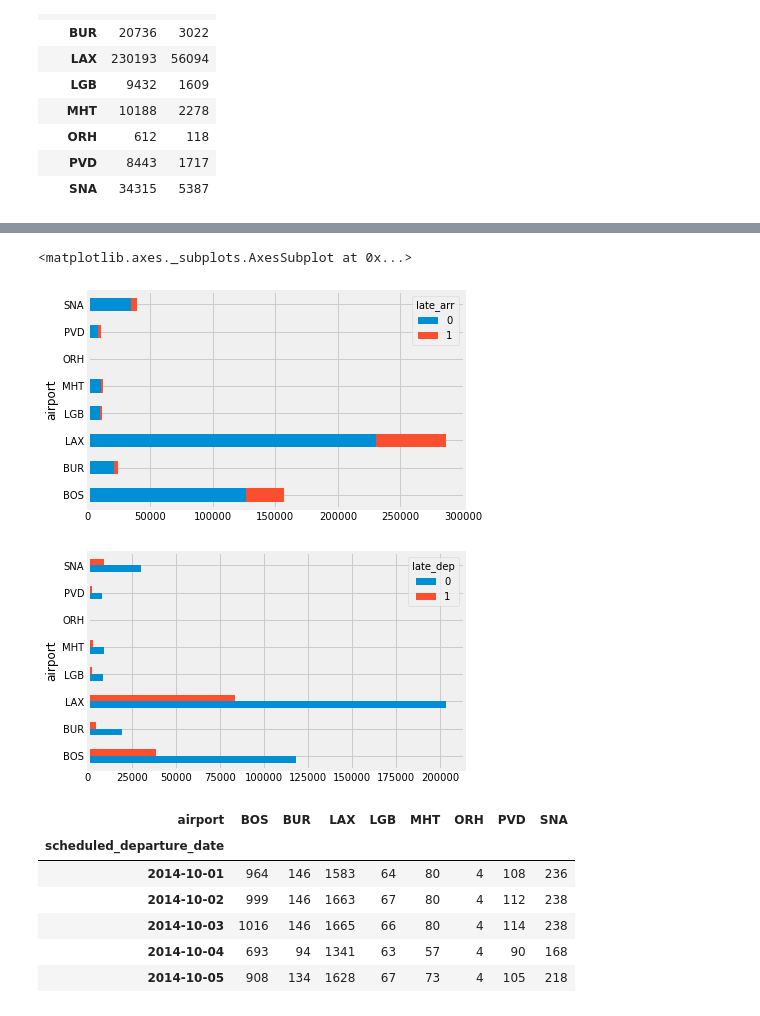
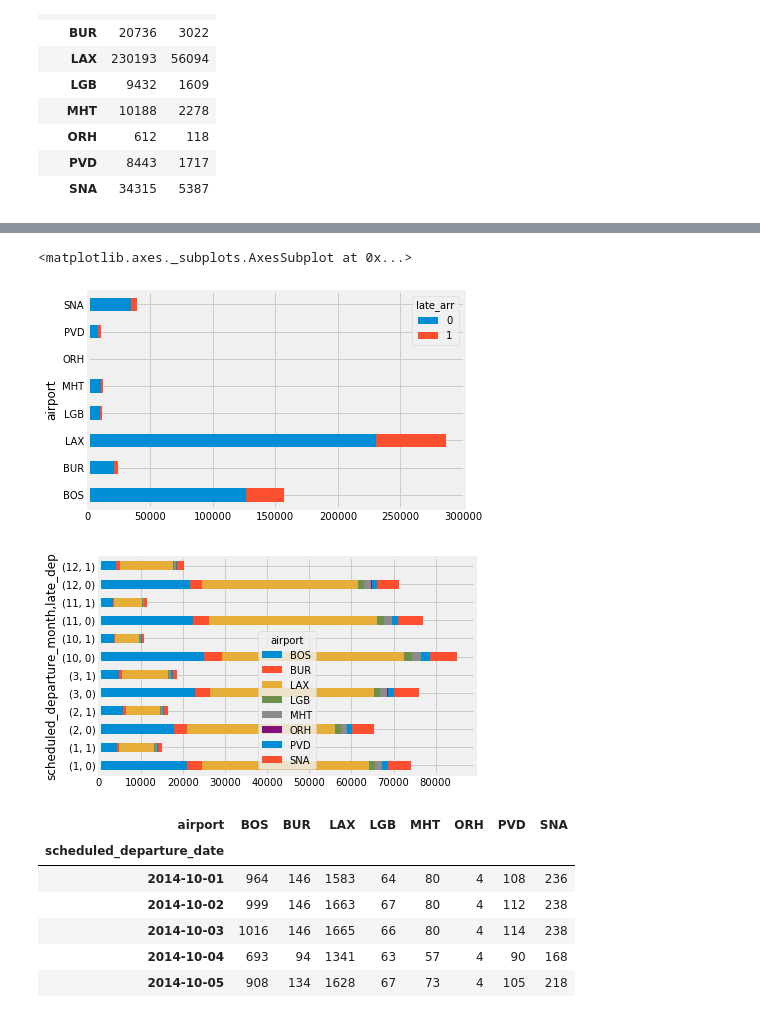
Before and after one commit to jukwan/airport2017, a Jupyter notebook: airports_analysis.ipynb, the cells around one changed output, grey strips where cells are left out. Saved outputs shown, nothing was run; the diff lists cells and outputs as text; code cells hidden in the pictures.

```diff
--- a/airports_analysis.ipynb
+++ b/airports_analysis.ipynb
@@ -208,0 +209,6 @@ Name: early, dtype: int64
+# %%
+mask = (df['delay_arr']< datetime.timedelta(minutes=-15))
+
+df['early_arr'] = mask.astype(int)
+
+df['early_arr'].value_counts()
@@ -434,0 +379,3 @@ Name: a_operation_time, dtype: datetime64[ns]
+# %%
+df['delay_at_airport']= df['a_operation_time']-df['s_operation_time']
+df['delay_at_airport'].head()
@@ -460,10 +418,10 @@ results.append(desc_a)
 append_results= pd.concat(results, axis= 0)
 append_results.to_excel('desc.xlsx')
 # %%
-group_by_airport= df.groupby(['airport','late_arr'])
+delay_arr= df.groupby(['airport','late_arr'])
 
-group_by_airport.size().unstack()
-
+delay_arr=delay_arr.size().unstack()
+delay_arr
 #late_arr is arrival >15
 # %% [output]
 | late_arr | 0 | 1 |
@@ -477,6 +435,5 @@ group_by_airport.size().unstack()
 | PVD | 8443 | 1717 |
 | SNA | 34315 | 5387 |
 # %%
-dep_lateby = df.groupby(['airport','late_dep'])
-dep_lateby.size().unstack()
-delay= dep_lateby.size().unstack()
+dep_lateby = df.groupby(['scheduled_departure_month','late_dep','airport'])
+delay_dep= dep_lateby.size().unstack()
@@ -496,11 +457,11 @@ delay
 # %%
-count_delay=group_by_airport.size().unstack()
-count_delay.plot(kind='barh',stacked=True)
-delay.plot(kind='barh')
+
+delay_arr.plot(kind='barh',stacked=True)
+delay_dep.plot(kind='barh',stacked=True)
 # %% [output]
 <matplotlib.axes._subplots.AxesSubplot at 0x...>
 [figure]
-[figure, old version]
+[figure, new version]
 # %%
 flights_by_airport = df.pivot_table(index='scheduled_departure_date', columns='airport', values='flt_no', aggfunc='count')
 flights_by_airport.head(10)
```
Also changed, not shown: parts of 36 cells of this notebook.
